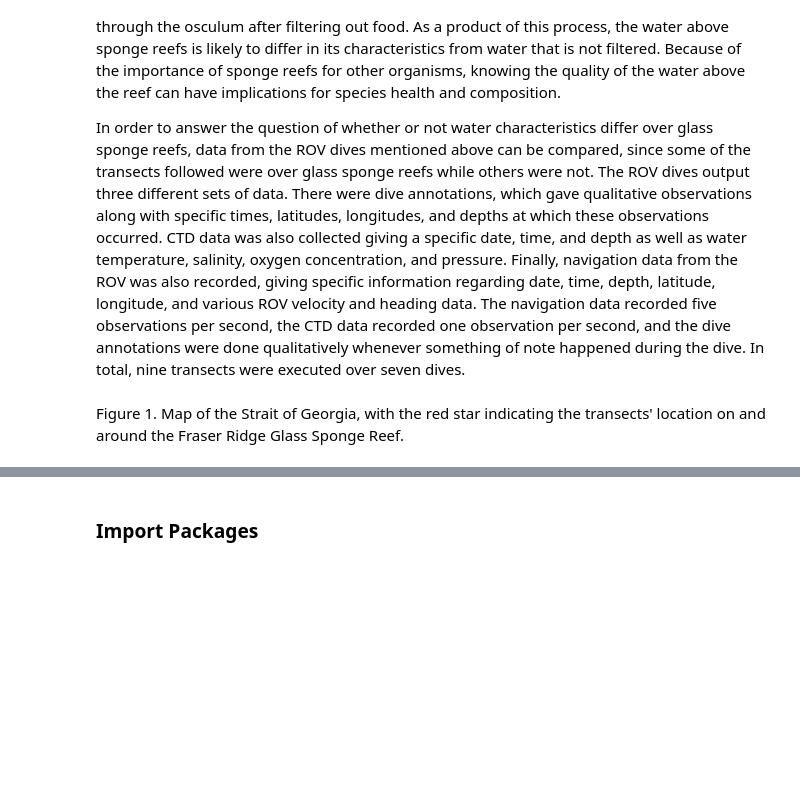
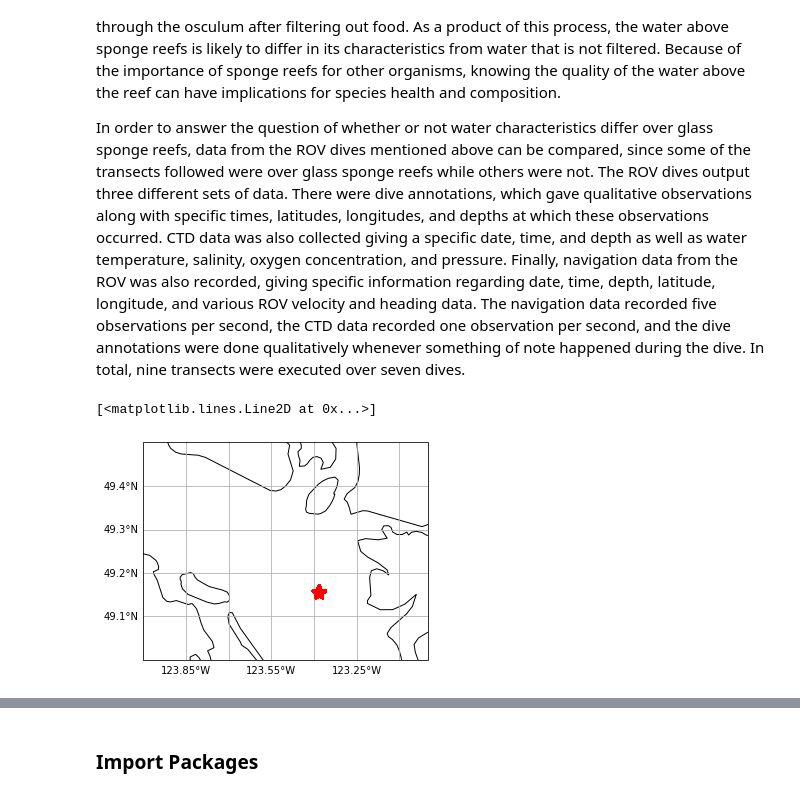
Before and after one commit to isaakh12/final_project, a Jupyter notebook: final_project.ipynb, the cells around one changed output, grey strips where cells are left out. Saved outputs shown, nothing was run; the diff lists cells and outputs as text; code cells hidden in the pictures; blank space fills up the shorter version.

```diff
--- a/final_project.ipynb
+++ b/final_project.ipynb
@@ -16,2 +9,10 @@ ax.coastlines('10m')
-# %% [markdown]
-Figure 1. Map of the Strait of Georgia, with the red star indicating the transects' location on and around the Fraser Ridge Glass Sponge Reef.
+# %%
+extent = [-124, -123, 49, 49.5]
+plt.figure()
+ax = maptools.make_map(ccrs.Mercator())
+ax.set_extent(extent)
+ax.coastlines('10m')
+plt.plot(df['longitude'], df['latitude'], 'r*', ms = 15, transform = ccrs.PlateCarree())
+# %% [output]
+[<matplotlib.lines.Line2D at 0x...>]
+[figure, added]
```
Also changed, not shown: parts of 27 cells of this notebook, 3 other files.
